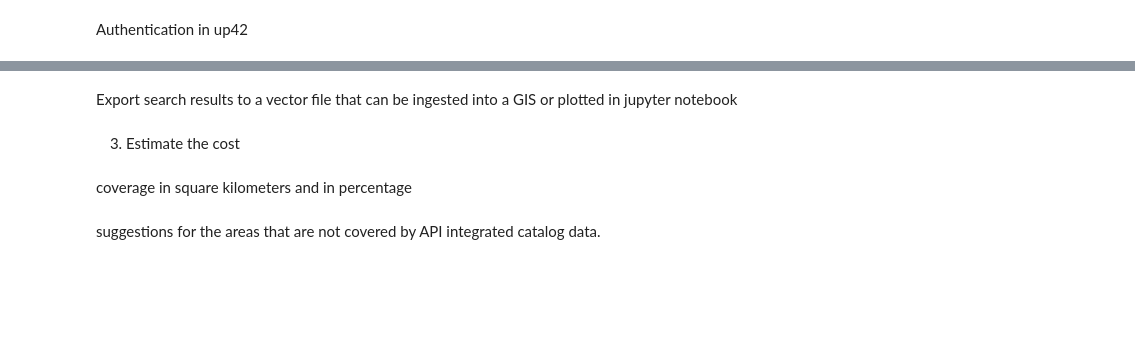
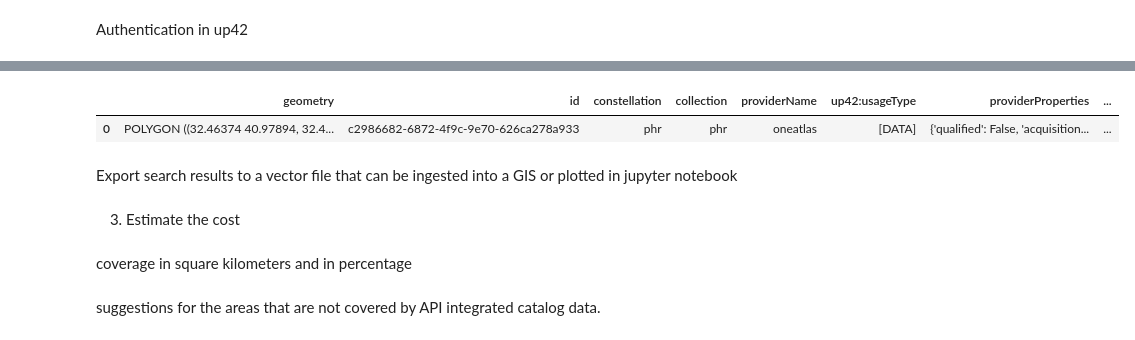
Before and after one commit to urbanis/up-42-challenge, a Jupyter notebook: up-42-challenge.ipynb, the cells around one changed output, grey strips where cells are left out. Drawn from its saved outputs; the diff is of its cells as text; code cells hidden in the pictures; blank space fills up the shorter version.

```diff
--- a/up-42-challenge.ipynb
+++ b/up-42-challenge.ipynb
@@ -165,0 +209,3 @@ filtered_df['isIntegrated'].unique()
+# %%
+catalog_names_array = filtered_collections_df['name'].values
+print(f"💼 Catalogs according Business Specification: \n preference 30cm data or with 50cm when needed \n {catalog_names_array}")
@@ -182,0 +426,39 @@ image_id
+# %%
+def search_catalog(collections, geometry, start_date, end_date, max_cloudcover=20, limit=10):
+    """
+    Search the catalog based on the specified parameters.
+
+    Parameters:
+    - collections (list of str): Names of the collections to search.
+    - geometry (dict): Geometry of the area of interest.
+    - start_date (str): Start date of the search (YYYY-MM-DD).
+    - end_date (str): End date of the search (YYYY-MM-DD).
+    - max_cloudcover (int): Maximum cloud cover percentage allowed.
+    - limit (int): Maximum number of search results to return.
+
+    Returns:
+    - search_results_df (DataFrame): Search results in DataFrame format.
+    """
+    # Construct search parameters
+    search_parameters = catalog.construct_search_parameters(
+        collections=collections,
+        geometry=aoi,
+        start_date=start_date,
+        end_date=end_date,
+        max_cloudcover=max_cloudcover,
+        limit=limit
+    )
+
+    # Search the catalog and retrieve results
+    search_results_df = catalog.search(search_parameters, as_dataframe=True)
+
+    return search_results_df
+
+# Example usage:
+search_results_df_list = []
+for collection in catalog_names_array:
+    search_results_df = search_catalog([collection], aoi, start_date, end_date, max_cloudcover, limit)
+    search_results_df_list.append(search_results_df)
+
+# Concatenate all DataFrames into a single DataFrame
+combined_search_results_df = pd.concat(search_results_df_list, ignore_index=True)
@@ -183,2 +483,7 @@ image_id
+# %%
+combined_search_results_df
+# %% [output]
+|  | geometry | id | constellation | collection | providerName | up42:usageType | providerProperties | ... |
+| 0 | POLYGON ((32.46374 40.97894, 32.4... | c2986682-6872-4f9c-9e70-626ca278a933 | phr | phr | oneatlas | [DATA] | {'qualified': False, 'acquisition... | ... |
 # %%
 search_results_df
```
Also changed, not shown: parts of 34 cells of this notebook, 2 other files.
